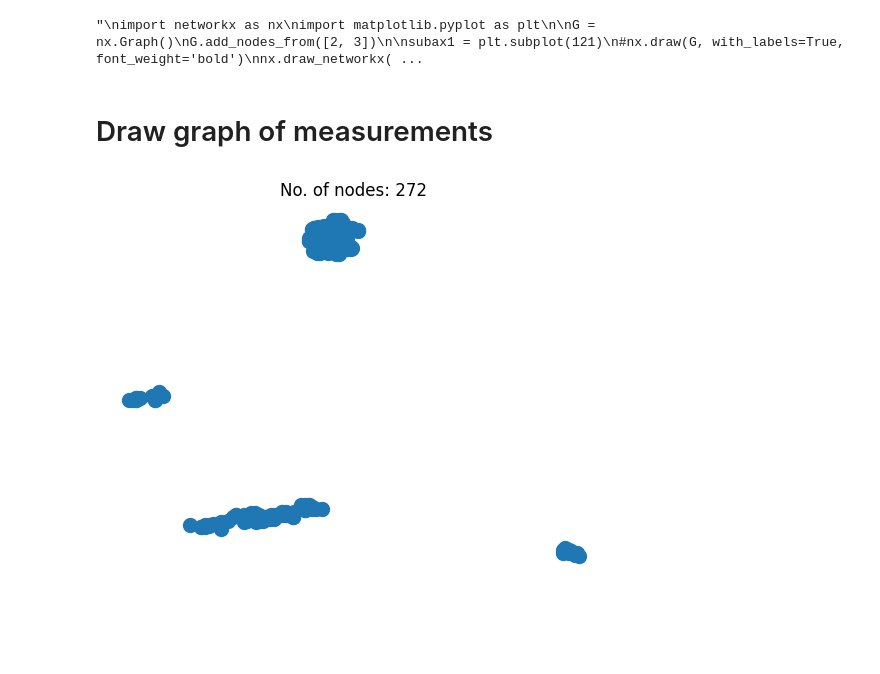
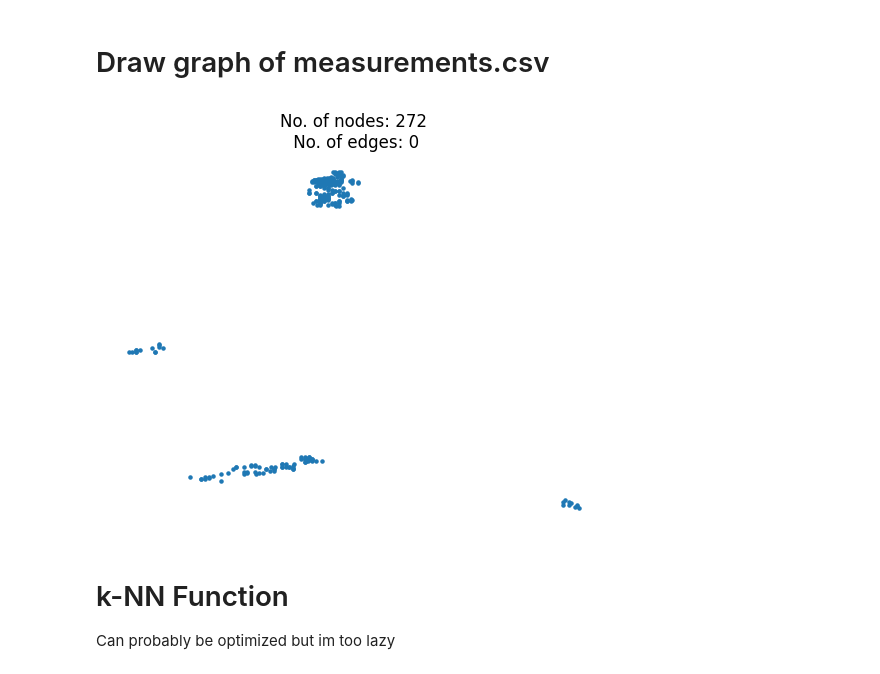
Before and after one commit to ChineseWarlord/deep-learning-course, a Jupyter notebook: Lecture 2/Exercise.ipynb, the cells around one changed output. Drawn from its saved outputs; the diff is of its cells as text; code cells hidden in the pictures; blank space fills up the shorter version.

Commit message:
added k-NN function

```diff
--- a/Lecture 2/Exercise.ipynb
+++ b/Lecture 2/Exercise.ipynb
@@ -1,44 +1,25 @@
-# %%
-"""
-import networkx as nx
-import matplotlib.pyplot as plt
-
-G = nx.Graph()
-G.add_nodes_from([2, 3])
-
-subax1 = plt.subplot(121)
-#nx.draw(G, with_labels=True, font_weight='bold')
-nx.draw_networkx(G)
-#subax2 = plt.subplot(122)
-#nx.draw_shell(G, nlist=[range(5, 10), range(5)], with_labels=True, font_weight='bold')
-
-G = nx.complete_graph(5)
-nx.draw(G)
-
-G = nx.path_graph(4)
-shells = [[0], [1, 2, 3]]
-nx.draw_shell(G,with_labels=True, font_weight='bold',nlist=shells,)
-#nx.draw(G, with_labels=True, font_weight='bold')
-"""
-# %% [output]
-"\nimport networkx as nx\nimport matplotlib.pyplot as plt\n\nG = nx.Graph()\nG.add_nodes_from([2, 3])\n\nsubax1 = plt.subplot(121)\n#nx.draw(G, with_labels=True, font_weight='bold')\nnx.draw_networkx( ...
 # %% [markdown]
-# Draw graph of measurements
+# Draw graph of measurements.csv
 # %%
 import pandas as pd
 import matplotlib.pyplot as plt
 import networkx as nx
+import numpy as np
 
 data_path = r"data/measurements.csv"
 data = pd.read_csv(data_path)
 
 G = nx.Graph()
 
 for i, row in data.iterrows():
     G.add_node(i, pos=(row["X"], row["Y"]))
 
-plt.title(f"No. of nodes: {G.number_of_nodes()}")
-nx.draw(G, pos=nx.get_node_attributes(G,"pos"), with_labels=False, node_size=100, font_weight='bold')
+plt.title(f"No. of nodes: {G.number_of_nodes()}\n No. of edges: {G.number_of_edges()}")
+nx.draw(G, pos=nx.get_node_attributes(G,"pos"), with_labels=False, node_size=5)
 plt.show()
 # %% [output]
-[figure, old version]
+[figure, new version]
+# %% [markdown]
+# k-NN Function
+
+Can probably be optimized but im too lazy
```
Also changed, not shown: parts of 6 cells of this notebook.
